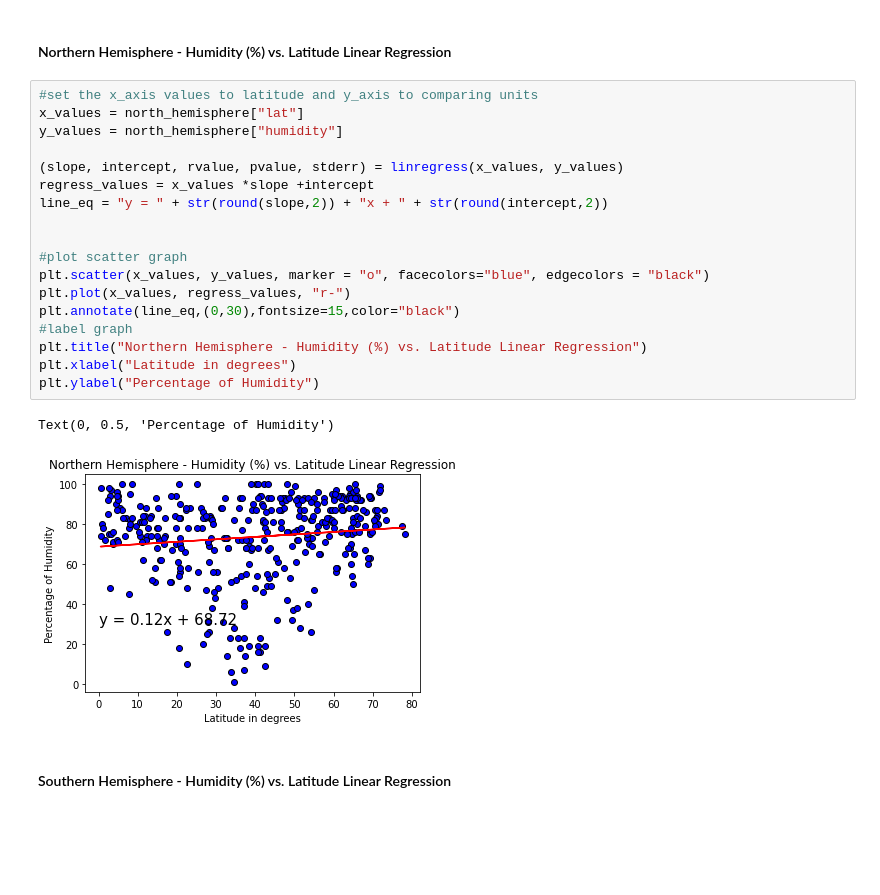
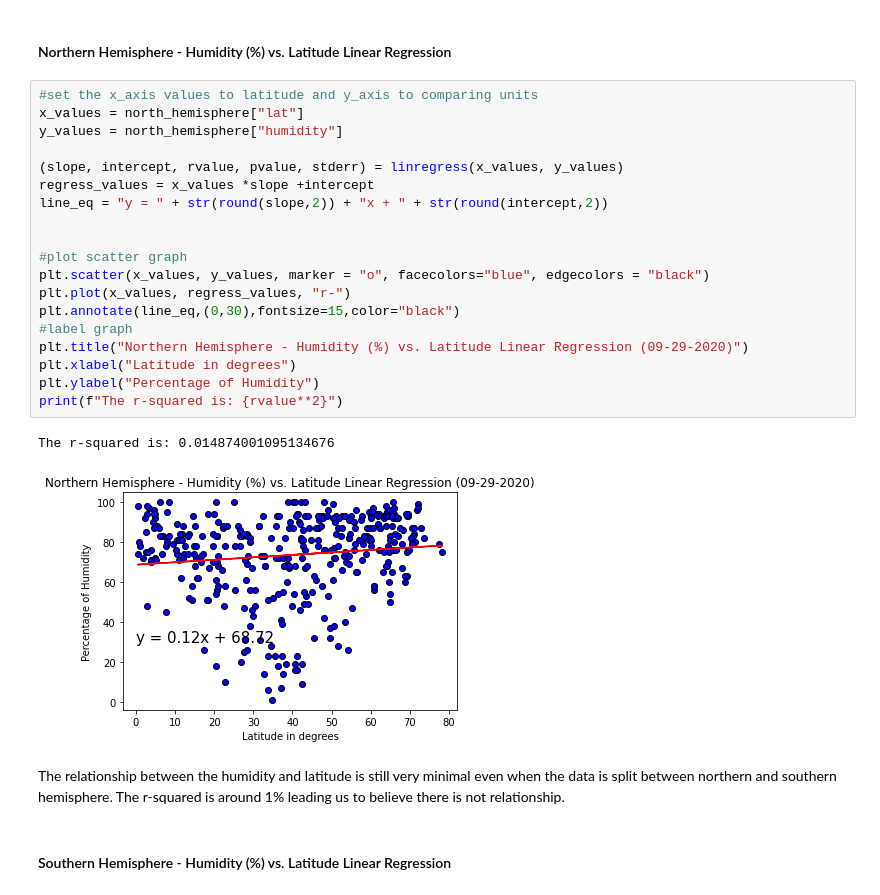
Before and after one commit to Jecyfdez/python-api-challenge, a Jupyter notebook: WeatherPy/WeatherPy.ipynb, the cells around one changed output. Saved outputs shown, nothing was run; the diff lists cells and outputs as text; blank space fills up the shorter version.

```diff
--- a/WeatherPy/WeatherPy.ipynb
+++ b/WeatherPy/WeatherPy.ipynb
@@ -345,24 +351,27 @@ Text(0, 0.5, 'Temperature in Fahrenheit')
 # %%
 #set the x_axis values to latitude and y_axis to comparing units
 x_values = north_hemisphere["lat"]
 y_values = north_hemisphere["humidity"]
 
 (slope, intercept, rvalue, pvalue, stderr) = linregress(x_values, y_values)
 regress_values = x_values *slope +intercept
 line_eq = "y = " + str(round(slope,2)) + "x + " + str(round(intercept,2))
 
 
 #plot scatter graph
 plt.scatter(x_values, y_values, marker = "o", facecolors="blue", edgecolors = "black")
 plt.plot(x_values, regress_values, "r-")
 plt.annotate(line_eq,(0,30),fontsize=15,color="black")
 #label graph
-plt.title("Northern Hemisphere - Humidity (%) vs. Latitude Linear Regression")
+plt.title("Northern Hemisphere - Humidity (%) vs. Latitude Linear Regression (09-29-2020)")
 plt.xlabel("Latitude in degrees")
 plt.ylabel("Percentage of Humidity")
+print(f"The r-squared is: {rvalue**2}")
 # %% [output]
-Text(0, 0.5, 'Percentage of Humidity')
+The r-squared is: 0.014874001095134676
-[figure, old version]
+[figure, new version]
+# %% [markdown]
+The relationship between the humidity and latitude is still very minimal even when the data is split between northern and southern hemisphere. The r-squared is around 1% leading us to believe there is not relationship.
 # %% [markdown]
 ####  Southern Hemisphere - Humidity (%) vs. Latitude Linear Regression
 # %%
```
Also changed, not shown: parts of 17 cells of this notebook.
